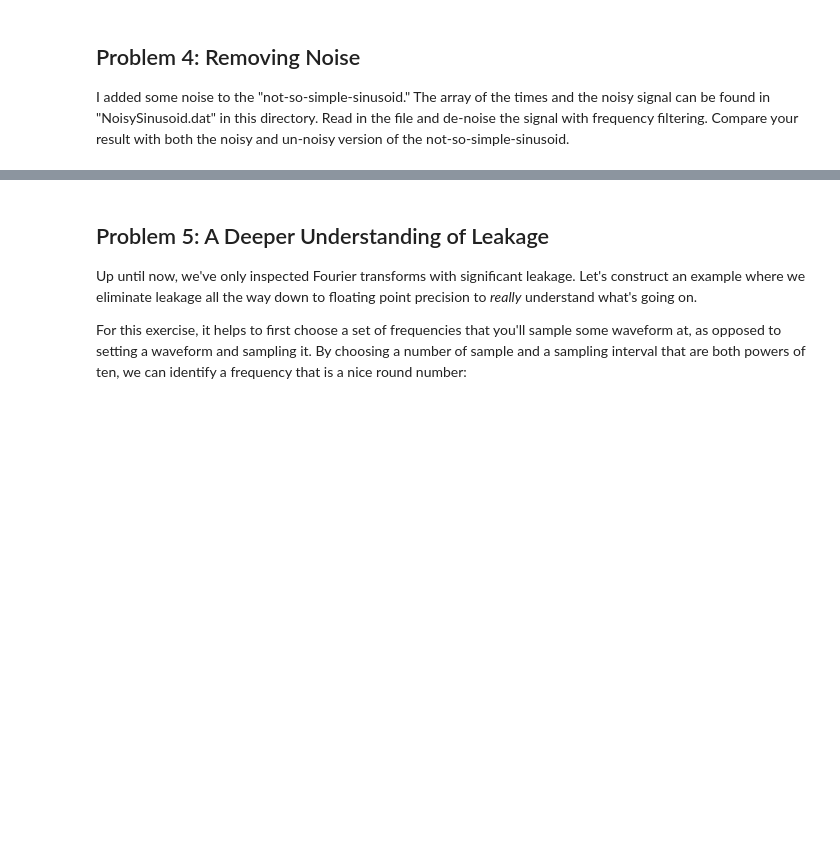
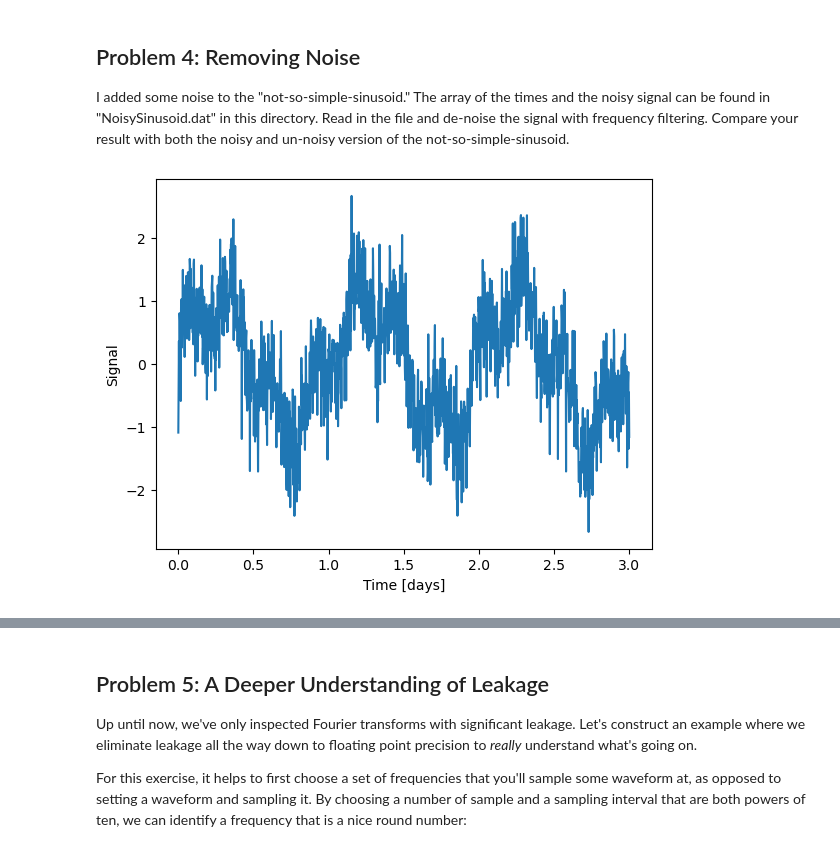
Before and after one commit to katzberger4/Session-27, a Jupyter notebook: Day1/FourierMethodsProblem1.ipynb, the cells around one changed output, grey strips where cells are left out. Saved outputs shown, nothing was run; the diff lists cells and outputs as text; code cells hidden in the pictures; blank space fills up the shorter version.

```diff
--- a/Day1/FourierMethodsProblem1.ipynb
+++ b/Day1/FourierMethodsProblem1.ipynb
@@ -332,3 +368,13 @@ What you have just done is basically a crude form of "high-pass" filtering. In l
 I added some noise to the "not-so-simple-sinusoid." The array of the times and the noisy signal can be found in "NoisySinusoid.dat" in this directory. Read in the file and de-noise the signal with frequency filtering. Compare your result with both the noisy and un-noisy version of the not-so-simple-sinusoid.
 # %%
 # complete
+data = np.genfromtxt("NoisySinusoid.dat")
+times = data[:,0]
+signal = data[:,1]
+
+plt.plot(times, signal)
+plt.xlabel("Time [days]")
+plt.ylabel("Signal")
+plt.show()
+# %% [output]
+[figure, added]
```
Also changed, not shown: parts of 16 cells of this notebook, 5 other files.
